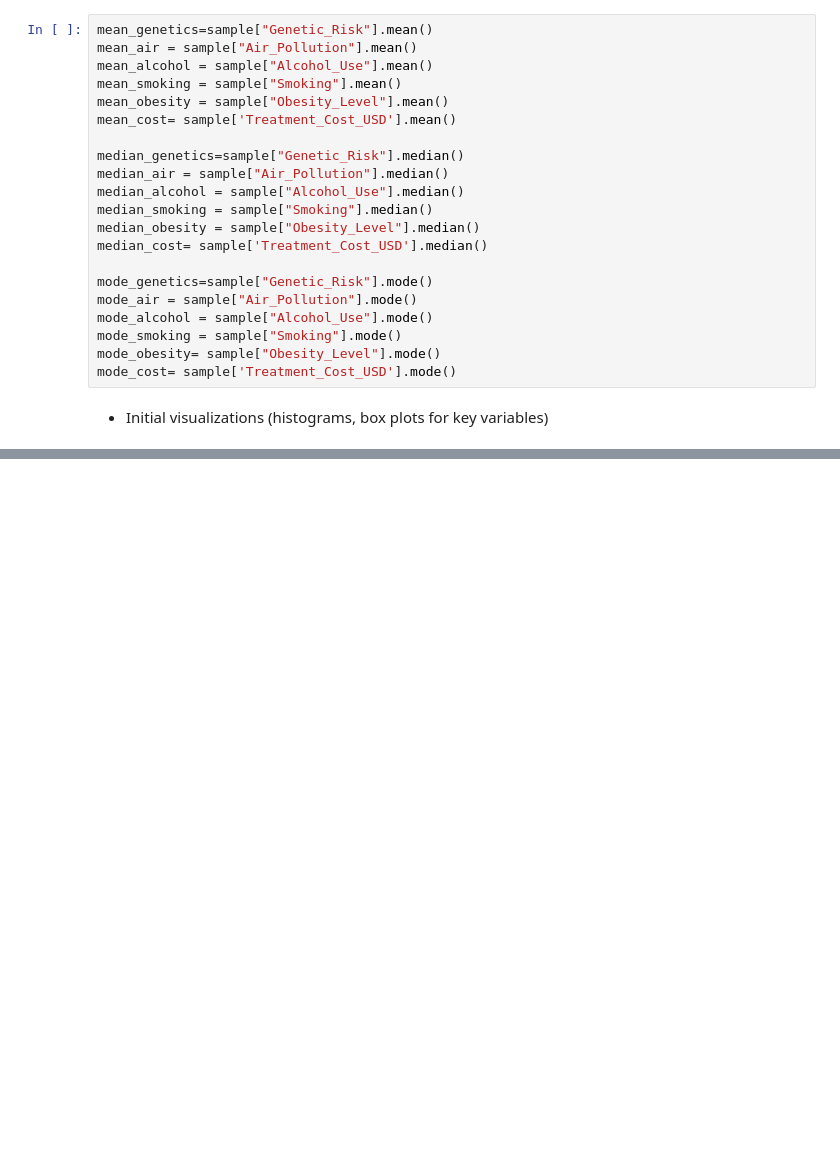
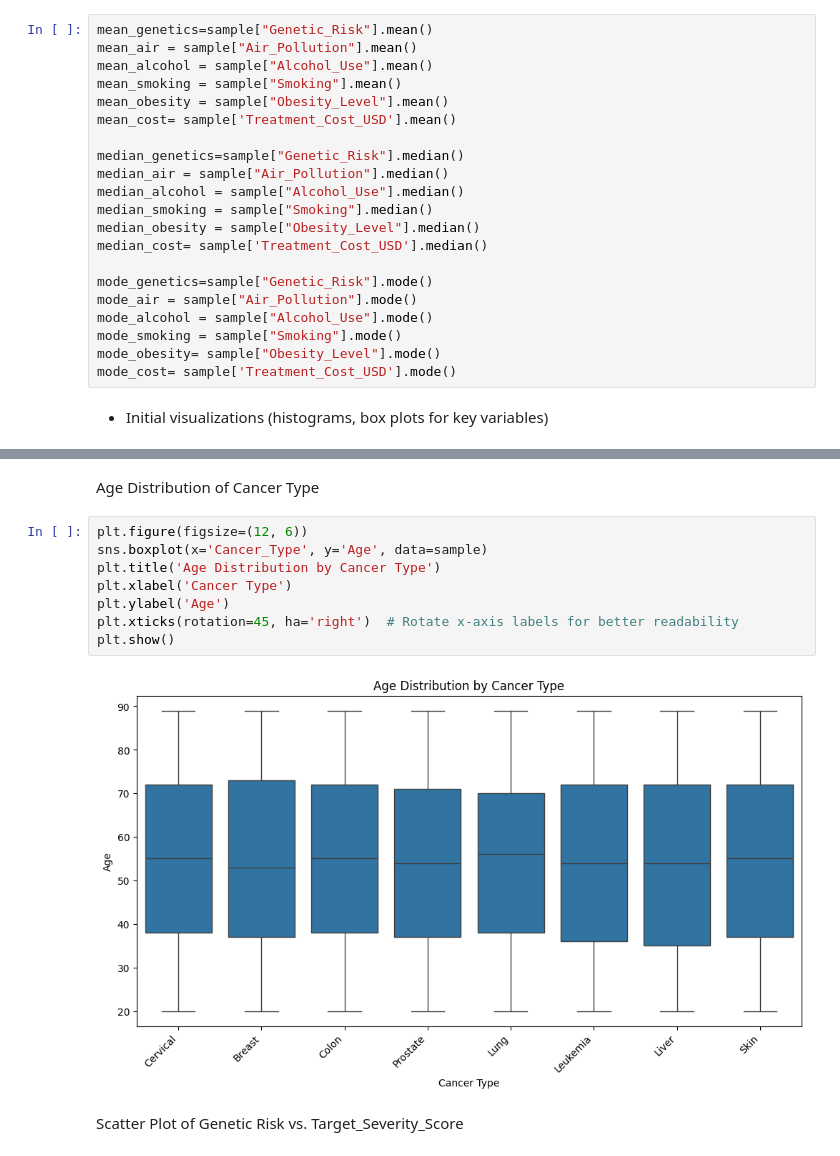
Before and after one commit to Zeina-Shalaan/Cancer-DATA, a Jupyter notebook: global_cancer_patients_2015_2024_Dataset_project2.ipynb, the cells around one changed output, grey strips where cells are left out. Saved outputs shown, nothing was run; the diff lists cells and outputs as text; blank space fills up the shorter version.

```diff
--- a/global_cancer_patients_2015_2024_Dataset_project2.ipynb
+++ b/global_cancer_patients_2015_2024_Dataset_project2.ipynb
@@ -168,0 +203,14 @@ mode_cost= sample['Treatment_Cost_USD'].mode()
+# %% [markdown]
+Age Distribution of Cancer Type
+# %%
+plt.figure(figsize=(12, 6))
+sns.boxplot(x='Cancer_Type', y='Age', data=sample)
+plt.title('Age Distribution by Cancer Type')
+plt.xlabel('Cancer Type')
+plt.ylabel('Age')
+plt.xticks(rotation=45, ha='right')  # Rotate x-axis labels for better readability
+plt.show()
+# %% [output]
+[figure, added]
+# %% [markdown]
+Scatter Plot of Genetic Risk vs. Target_Severity_Score
```
Also changed, not shown: parts of 16 cells of this notebook.
